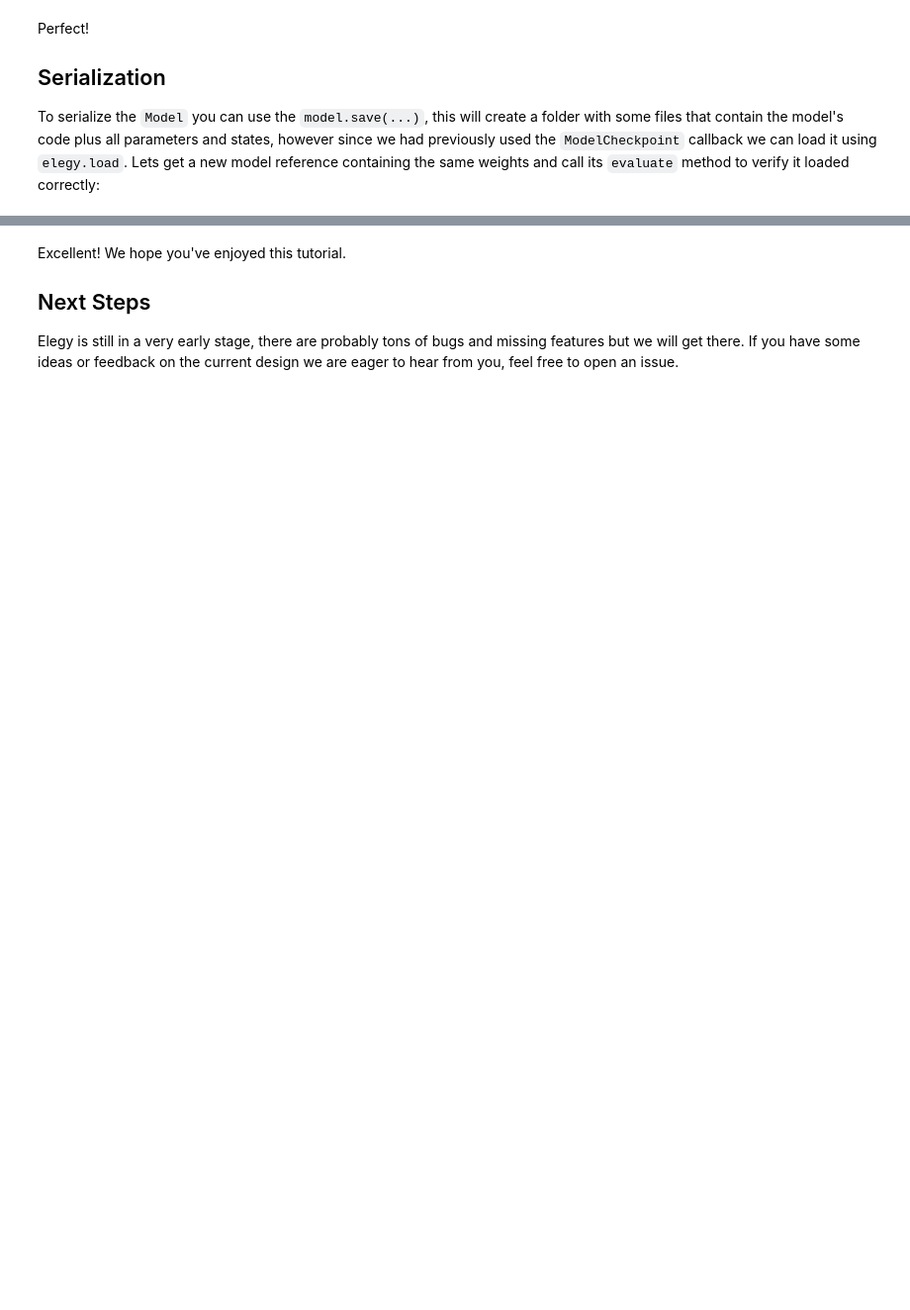
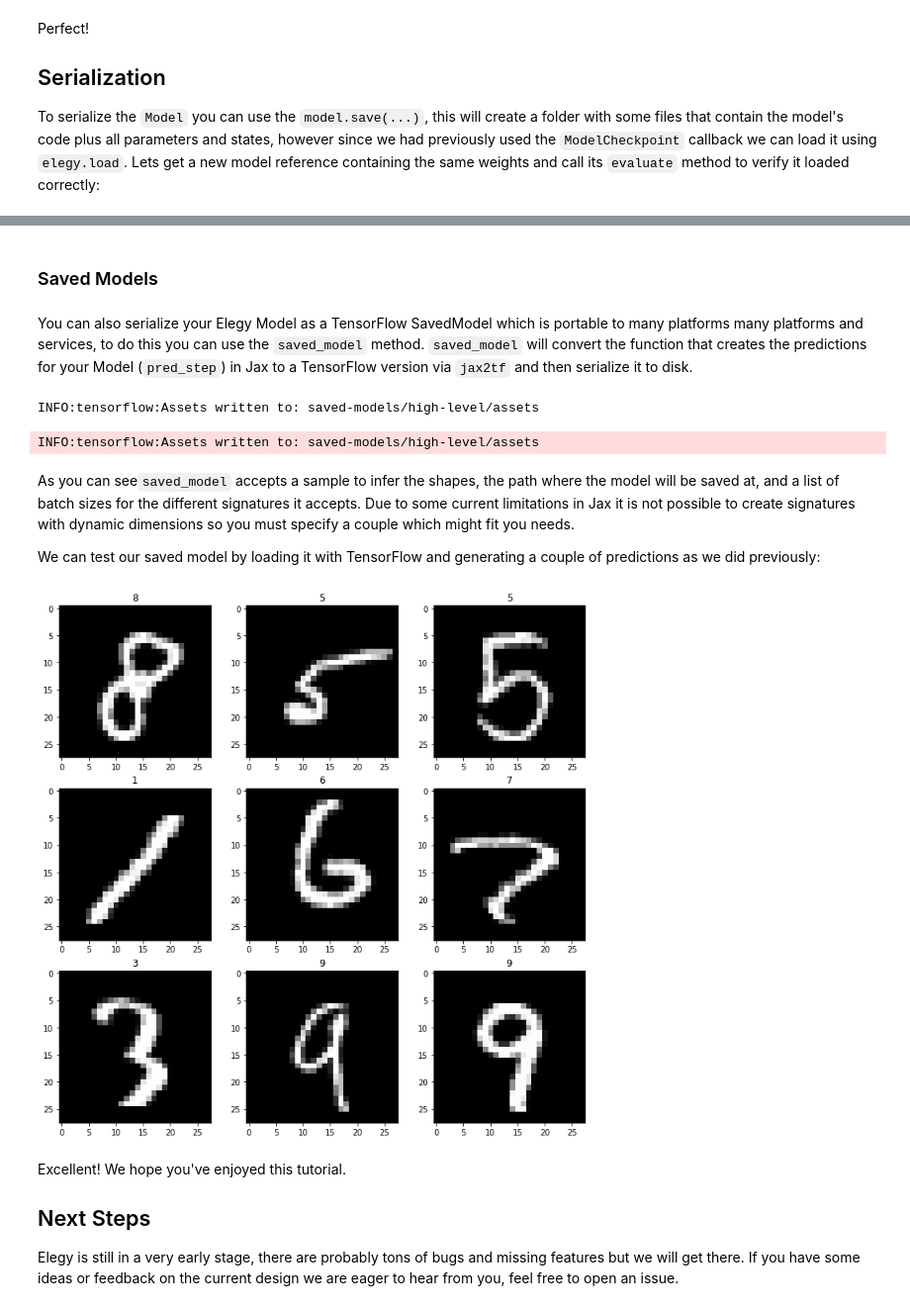
Before and after one commit to poets-ai/elegy, a Jupyter notebook: docs/getting-started/high-level-api.ipynb, the cells around one changed output, grey strips where cells are left out. Shown at 99% size. Cells and saved outputs as stored; diff of their text form; code cells hidden in the pictures; blank space fills up the shorter version.

```diff
--- a/docs/getting-started/high-level-api.ipynb
+++ b/docs/getting-started/high-level-api.ipynb
@@ -196,4 +196,34 @@ new model id:     140490871398304
  'size': 32}
+# %% [markdown]
+### Saved Models
+# %% [markdown]
+You can also serialize your Elegy Model as a TensorFlow SavedModel which is portable to many platforms many platforms and services, to do this you can use the `saved_model` method. `saved_model` will convert the function that creates the predictions for your Model (`pred_step`) in Jax to a TensorFlow version via `jax2tf` and then serialize it to disk.
+# %%
+model.saved_model(x_sample, "saved-models/high-level", batch_size=[1, 9, 16])
+# %% [output]
+INFO:tensorflow:Assets written to: saved-models/high-level/assets
+INFO:tensorflow:Assets written to: saved-models/high-level/assets
+# %% [markdown]
+As you can see`saved_model` accepts a sample to infer the shapes, the path where the model will be saved at, and a list of batch sizes for the different signatures it accepts. Due to some current limitations in Jax it is not possible to create signatures with dynamic dimensions so you must specify a couple which might fit you needs.
+
+We can test our saved model by loading it with TensorFlow and generating a couple of predictions as we did previously:
+# %%
+import tensorflow as tf
+
+saved_model = tf.saved_model.load("saved-models/high-level")
+
+y_pred_tf = saved_model(x_sample)
+
+plt.figure(figsize=(12, 12))
+for i in range(3):
+    for j in range(3):
+        k = 3 * i + j
+        plt.subplot(3, 3, k + 1)
+
+        plt.title(f"{np.argmax(y_pred_tf[k])}")
+        plt.imshow(x_sample[k], cmap="gray")
+# %% [output]
+[figure, added]
 # %% [markdown]
 Excellent! We hope you've enjoyed this tutorial.
 
```
Also changed, not shown: parts of 3 cells of this notebook, 12 other files.
